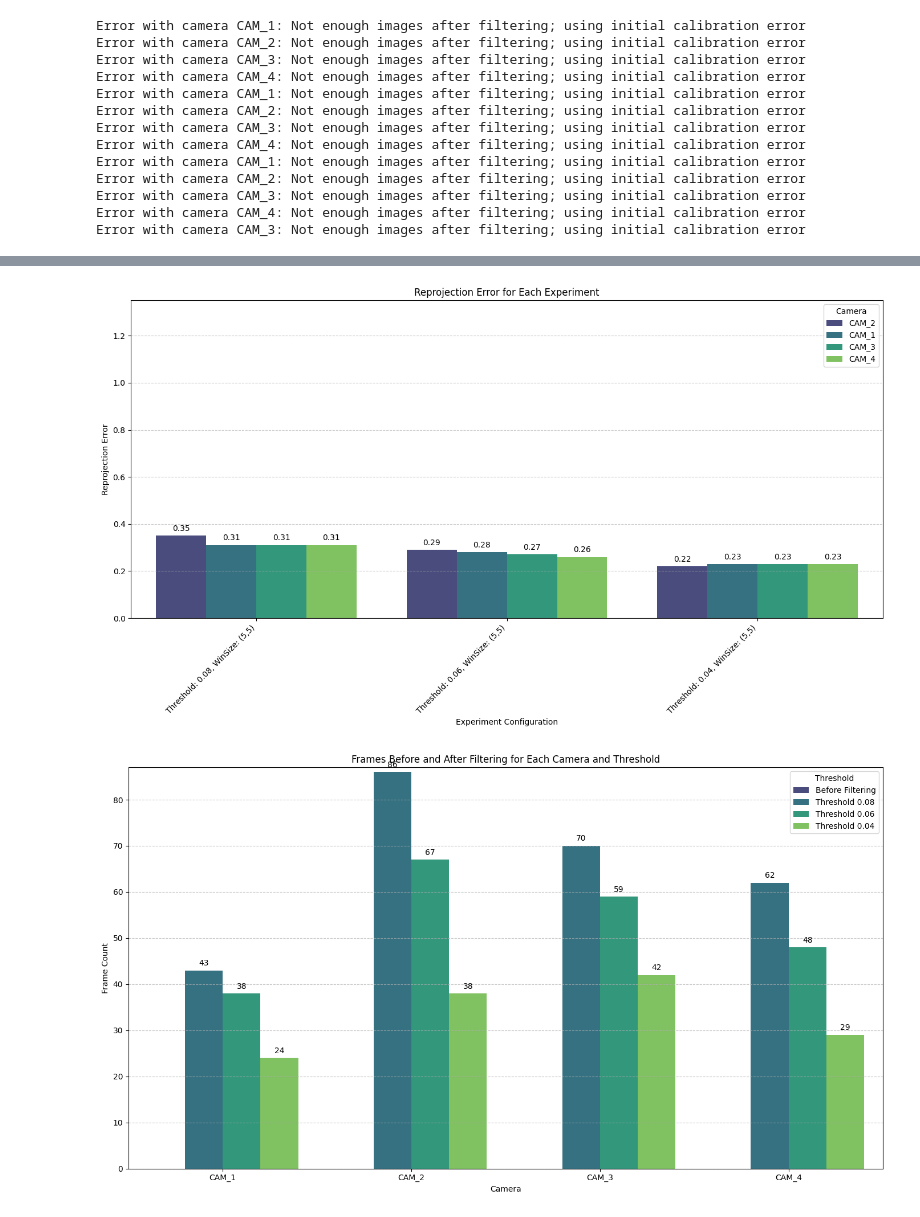
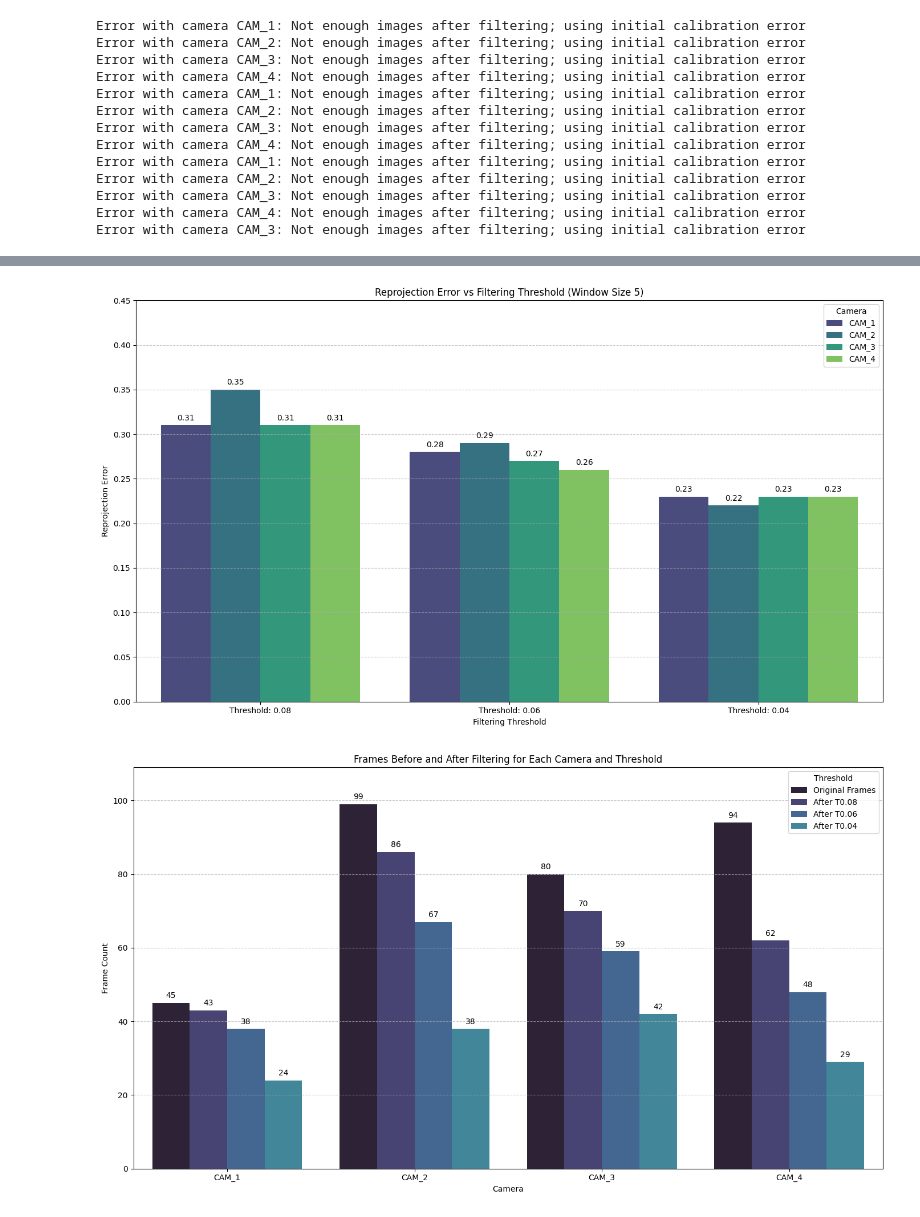
Before and after one commit to damianstone/cv-calibration-triangulation, a Jupyter notebook: report/calibration_results..ipynb, the cells around one changed output, grey strips where cells are left out. Saved outputs shown, nothing was run; the diff lists cells and outputs as text; code cells hidden in the pictures.

Commit message:
intrinsic plots finished

```diff
--- a/report/calibration_results..ipynb
+++ b/report/calibration_results..ipynb
@@ -105,6 +105,9 @@ Error with camera CAM_2: Not enough images after filtering; using initial calibr
 Error with camera CAM_3: Not enough images after filtering; using initial calibration error
 Error with camera CAM_4: Not enough images after filtering; using initial calibration error
 Error with camera CAM_3: Not enough images after filtering; using initial calibration error
+# %%
+# load the data from the csv file
+original_df = pd.read_csv(output_path)
 # %%
 import seaborn as sns
 
@@ -143,24 +147,25 @@ plt.show()
 # %%
 # Filter out experiments with window size 15
-df = df[df['win_size'] != 15]
+df = original_df[original_df['win_size'] != 15]
 df = df[df['win_size'] != 7]
 df = df[df['threshold'] != 0]
 
 # Create a new column for experiment labels
-df['experiment'] = df.apply(lambda row: f"Threshold: {row['threshold']}, WinSize: ({row['win_size']},{row['win_size']})", axis=1)
+df['experiment'] = df.apply(lambda row: f"Threshold: {row['threshold']}", axis=1)
 
 # Sort the data by reprojection error in descending order
 df = df.sort_values(by='error', ascending=False)
 
 # Plot Reprojection Error for Each Experiment
 plt.figure(figsize=(14, 8))
-barplot = sns.barplot(x='experiment', y='error', hue='camera', data=df, palette='viridis')
-plt.title('Reprojection Error for Each Experiment')
-plt.xlabel('Experiment Configuration')
+camera_order = ['CAM_1', 'CAM_2', 'CAM_3', 'CAM_4']
+barplot = sns.barplot(x='experiment', y='error', hue='camera', data=df, palette='viridis', hue_order=camera_order)
+plt.title('Reprojection Error vs Filtering Threshold (Window Size 5)')
+plt.xlabel('Filtering Threshold')
 plt.ylabel('Reprojection Error')
 plt.legend(title='Camera', loc='upper right')
-plt.ylim(0, df['error'].max() + 1)  # Adjust y-axis limit for better readability
-plt.xticks(rotation=45, ha='right')  # Rotate x-axis labels for better readability
+plt.ylim(0, df['error'].max() + 0.1)  # Adjust y-axis limit for better readability
+plt.xticks(rotation=0, ha='center')  # Rotate x-axis labels for better readability
 plt.grid(axis='y', linestyle='--', alpha=0.7)  # Add grid for better readability
 
 # Annotate the bars with the exact reprojection error values
@@ -176,51 +181,49 @@ for p in barplot.patches:
 plt.tight_layout()
 plt.show()
 # %% [output]
-[figure, old version]
+[figure, new version]
 # %%
-# Filter out threshold 0
-df = df[df['threshold'] != 0]
+# Filter for window size 5x5
+df = original_df[original_df['win_size'] == 5]
 
-# Create a new column for threshold labels
-df['threshold_label'] = df['threshold'].apply(lambda x: f'Threshold {x}')
+# Get frames_after (excluding threshold 0)
+df_after = df[df['threshold'] != 0][['camera', 'threshold', 'frames_after']].copy()
+df_after['threshold_label'] = df_after['threshold'].apply(lambda x: f'After T{x}')
+df_after = df_after.rename(columns={'frames_after': 'frame_count'})
 
-# Melt the DataFrame for easier plotting
-df_melted = df.melt(id_vars=['camera', 'threshold_label'], value_vars=['frames_after'],
-                    var_name='frame_type', value_name='frame_count')
+# Add ONE single frames_before entry for each camera
+df_before = df[['camera', 'frames_before']].drop_duplicates().copy()
+df_before['threshold_label'] = 'Original Frames'
+df_before = df_before.rename(columns={'frames_before': 'frame_count'})
 
-# Add the 'frames_before' data
-df_before = df[['camera', 'frames_before']].copy()
-df_before['threshold_label'] = 'Before Filtering'
-df_before['frame_type'] = 'frames_before'
+# Combine and plot
+df_combined = pd.concat([df_before, df_after])
+threshold_order = ['Original Frames'] + [f'After T{x}' for x in sorted(df_after['threshold'].unique(), reverse=True)]
+camera_order = ['CAM_1', 'CAM_2', 'CAM_3', 'CAM_4']
+plt.figure(figsize=(14, 8))
 
-# Concatenate the two DataFrames
-df_combined = pd.concat([df_before, df_melted])
+barplot = sns.barplot(x='camera', y='frame_count', hue='threshold_label', data=df_combined,
+                     palette=sns.color_palette("mako"), errorbar=None,
+                     order=camera_order, hue_order=threshold_order)
 
-# Define the custom order of cameras
-camera_order = ['CAM_1', 'CAM_2', 'CAM_3', 'CAM_4']  # Specify the desired order of cameras
-
-# Plot Frames Before and After for Each Camera and Threshold
-plt.figure(figsize=(14, 8))
-barplot = sns.barplot(x='camera', y='frame_count', hue='threshold_label', data=df_combined, palette='viridis', errorbar=None,
-                      estimator=sum, order=camera_order)
 plt.title('Frames Before and After Filtering for Each Camera and Threshold')
 plt.xlabel('Camera')
 plt.ylabel('Frame Count')
 plt.legend(title='Threshold', loc='upper right')
-plt.ylim(0, df_combined['frame_count'].max() + 1)  # Adjust y-axis limit for better readability
+plt.ylim(0, df_combined['frame_count'].max() + 10)  # Adjust y-axis limit for better readability
 plt.grid(axis='y', linestyle='--', alpha=0.7)  # Add grid for better readability
 
 # Annotate the bars with the exact frame counts
 for p in barplot.patches:
     height = p.get_height()
     if height > 0:
         barplot.annotate(format(height, '.0f'),
                          (p.get_x() + p.get_width() / 2., height),
                          ha='center', va='center',
                          xytext=(0, 9),
                          textcoords='offset points')
 
 plt.tight_layout()
 plt.show()
 # %% [output]
-[figure, old version]
+[figure, new version]
```
Also changed, not shown: parts of 4 cells of this notebook.
